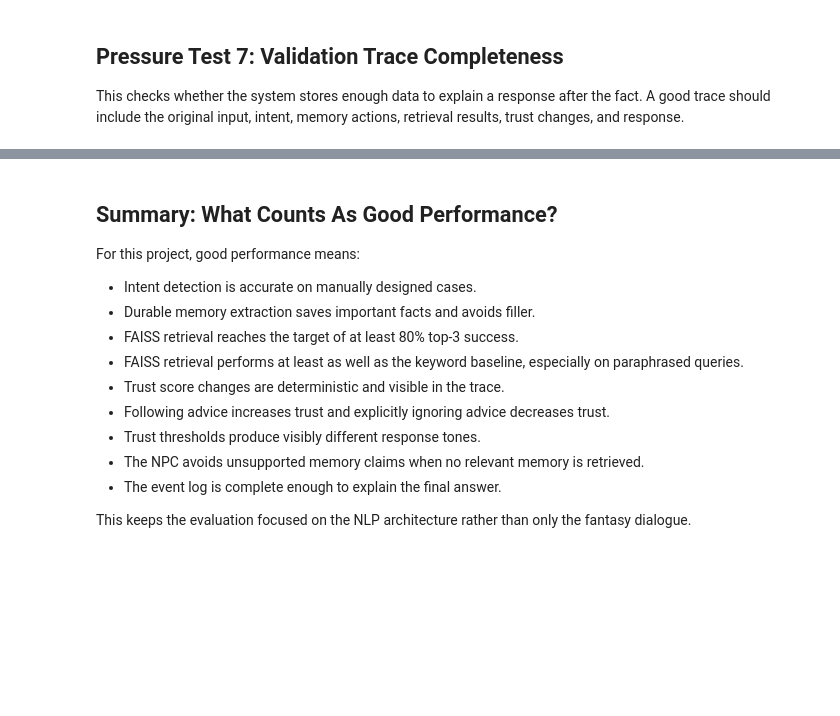
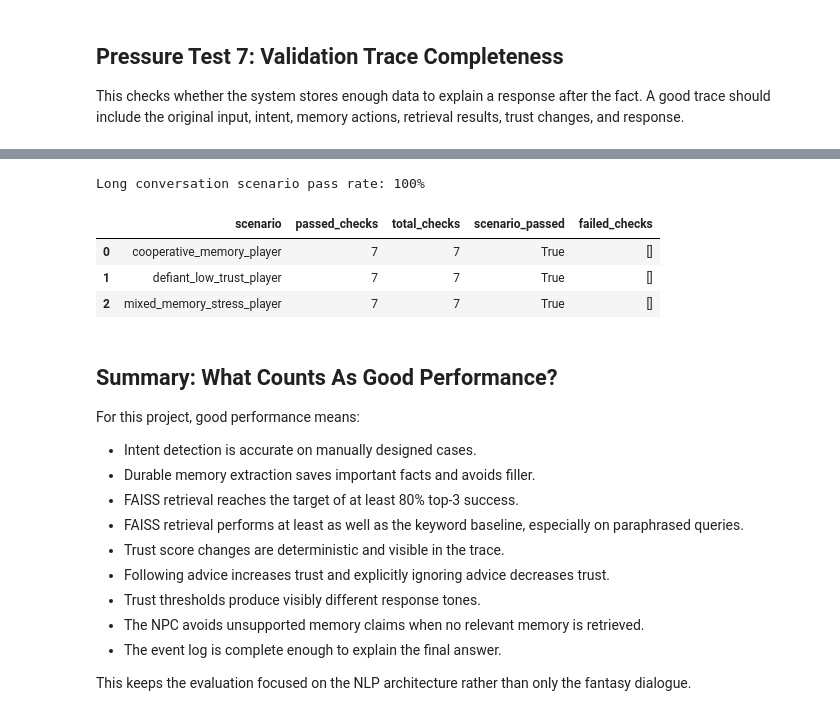
Before and after one commit to mmmattt11/memorynpc-nlp, a Jupyter notebook: validation_lab.ipynb, the cells around one changed output, grey strips where cells are left out. Saved outputs shown, nothing was run; the diff lists cells and outputs as text; code cells hidden in the pictures; blank space fills up the shorter version.

```diff
--- a/validation_lab.ipynb
+++ b/validation_lab.ipynb
@@ -292,3 +601,14 @@ pd.DataFrame([{
+# %%
+# Overall long-conversation pass rate gives a compact result for the report.
+long_conversation_pass_rate = long_summary_df['scenario_passed'].mean()
+print('Long conversation scenario pass rate:', f'{long_conversation_pass_rate:.0%}')
+long_summary_df[['scenario', 'passed_checks', 'total_checks', 'scenario_passed', 'failed_checks']]
+# %% [output]
+Long conversation scenario pass rate: 100%
+|  | scenario | passed_checks | total_checks | scenario_passed | failed_checks |
+| 0 | cooperative_memory_player | 7 | 7 | True | [] |
+| 1 | defiant_low_trust_player | 7 | 7 | True | [] |
+| 2 | mixed_memory_stress_player | 7 | 7 | True | [] |
 # %% [markdown]
 ## Summary: What Counts As Good Performance?
 
```
Also changed, not shown: parts of 14 cells of this notebook, 5 other files.
